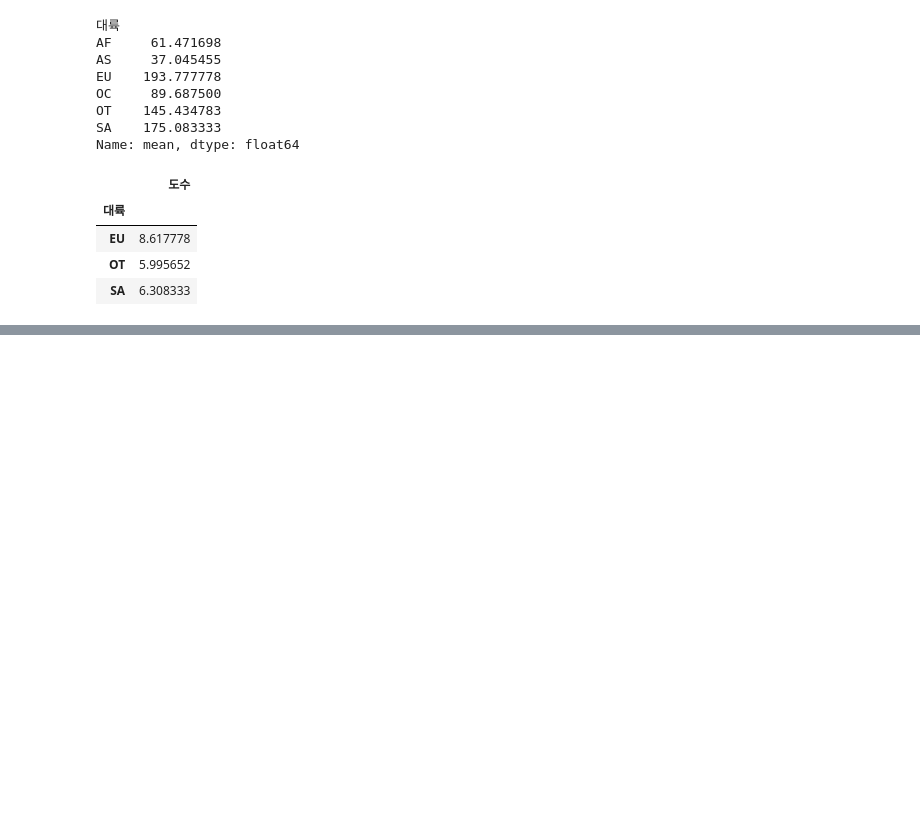
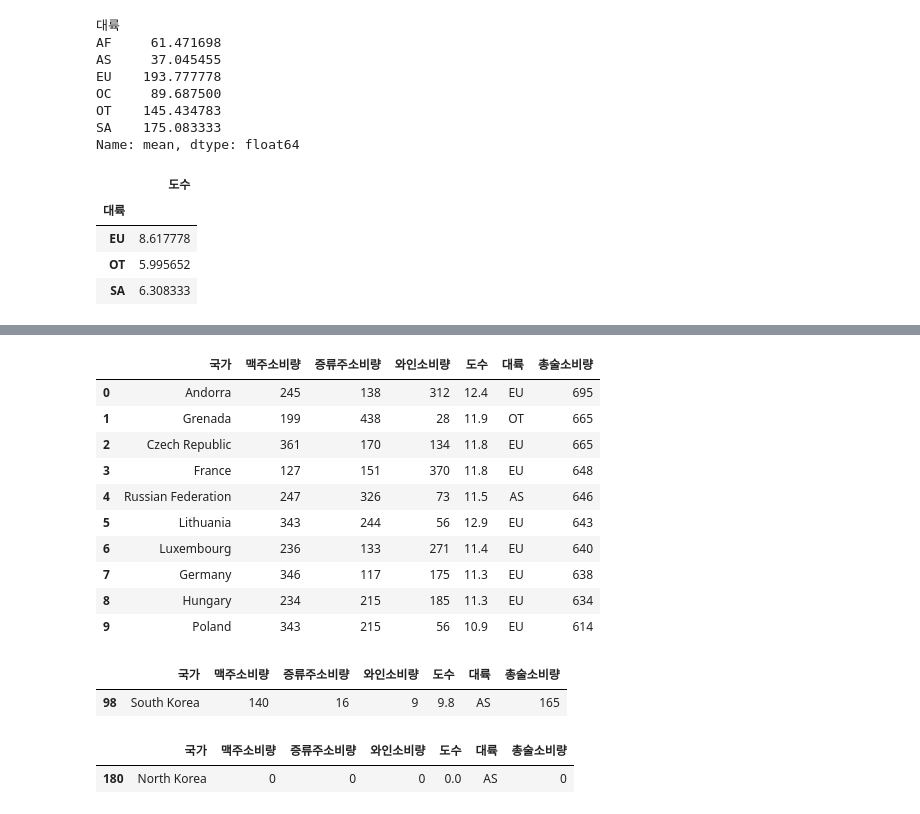
Before and after one commit to bsmoon-86/ubion_9, a Jupyter notebook: python/231124/01_drinks.ipynb, the cells around one changed output, grey strips where cells are left out. Saved outputs shown, nothing was run; the diff lists cells and outputs as text; code cells hidden in the pictures; blank space fills up the shorter version.

```diff
--- a/python/231124/01_drinks.ipynb
+++ b/python/231124/01_drinks.ipynb
@@ -126,0 +150,24 @@ group_data2.loc[ group_data2['도수'] > mean_data ]
+# %%
+drinks.head(10)
+# %% [output]
+|  | 국가 | 맥주소비량 | 증류주소비량 | 와인소비량 | 도수 | 대륙 | 총술소비량 |
+| 0 | Andorra | 245 | 138 | 312 | 12.4 | EU | 695 |
+| 1 | Grenada | 199 | 438 | 28 | 11.9 | OT | 665 |
+| 2 | Czech Republic | 361 | 170 | 134 | 11.8 | EU | 665 |
+| 3 | France | 127 | 151 | 370 | 11.8 | EU | 648 |
+| 4 | Russian Federation | 247 | 326 | 73 | 11.5 | AS | 646 |
+| 5 | Lithuania | 343 | 244 | 56 | 12.9 | EU | 643 |
+| 6 | Luxembourg | 236 | 133 | 271 | 11.4 | EU | 640 |
+| 7 | Germany | 346 | 117 | 175 | 11.3 | EU | 638 |
+| 8 | Hungary | 234 | 215 | 185 | 11.3 | EU | 634 |
+| 9 | Poland | 343 | 215 | 56 | 10.9 | EU | 614 |
+# %%
+drinks.loc[ drinks['국가'] == 'South Korea' ]
+# %% [output]
+|  | 국가 | 맥주소비량 | 증류주소비량 | 와인소비량 | 도수 | 대륙 | 총술소비량 |
+| 98 | South Korea | 140 | 16 | 9 | 9.8 | AS | 165 |
+# %%
+drinks.loc[ drinks['국가'] == 'North Korea']
+# %% [output]
+|  | 국가 | 맥주소비량 | 증류주소비량 | 와인소비량 | 도수 | 대륙 | 총술소비량 |
+| 180 | North Korea | 0 | 0 | 0 | 0.0 | AS | 0 |
```
Also changed, not shown: parts of 7 cells of this notebook, 1 other file.
